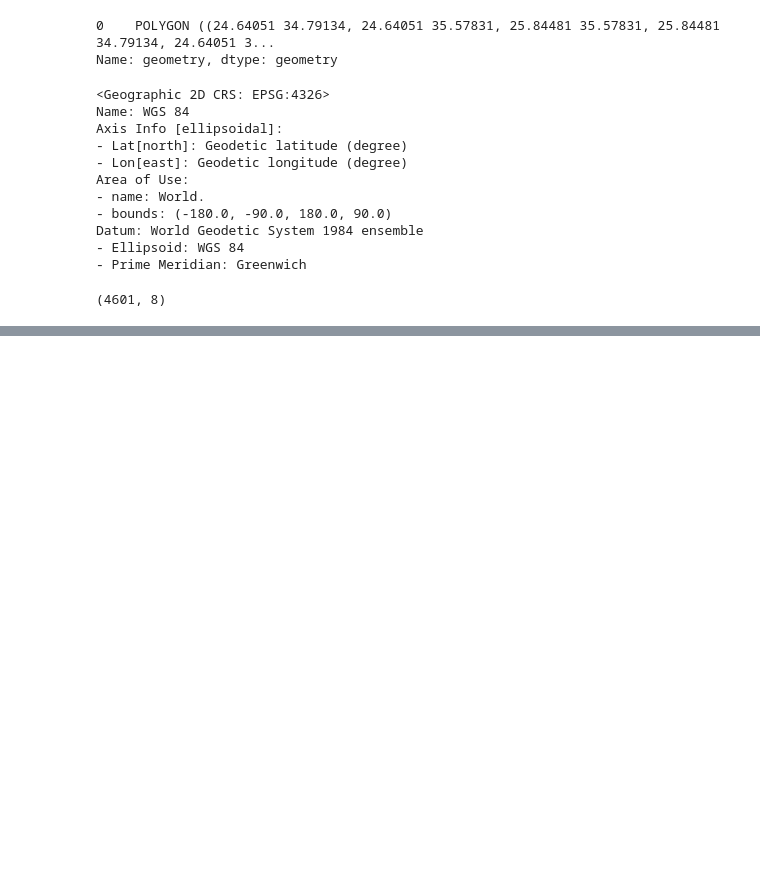
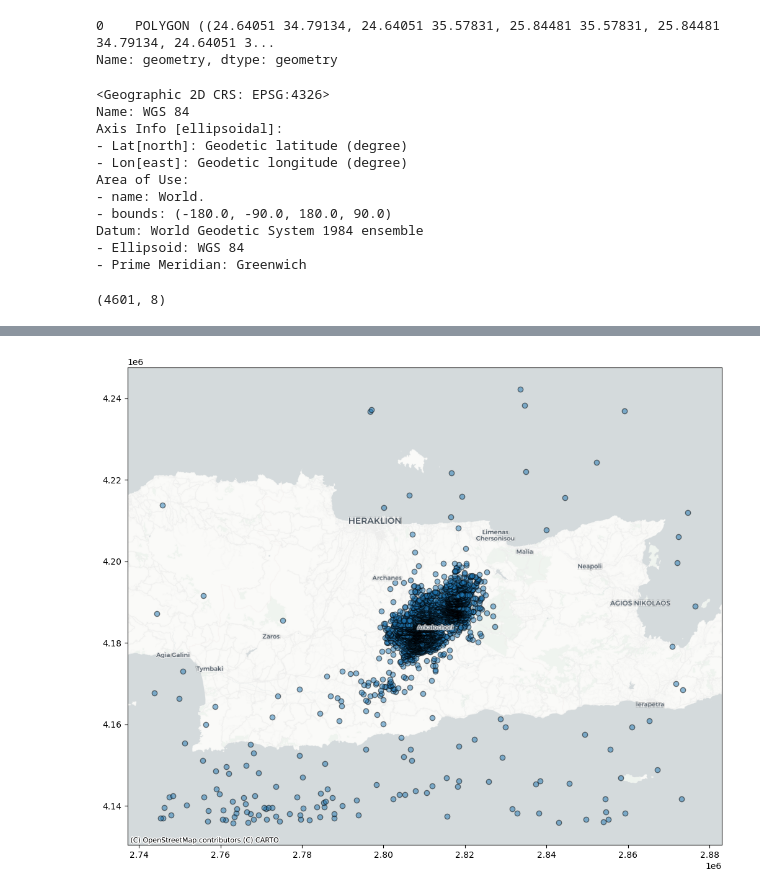
Before and after one commit to MarKo-ctrl/earthquakes, a Jupyter notebook: earthquakes.ipynb, the cells around one changed output, grey strips where cells are left out. Drawn from its saved outputs; the diff is of its cells as text; code cells hidden in the pictures; blank space fills up the shorter version.

```diff
--- a/earthquakes.ipynb
+++ b/earthquakes.ipynb
@@ -156,0 +164,9 @@ q.shape
+# %%
+q_wm = q.to_crs(epsg=3857)
+# %%
+ax = q_wm.plot(figsize=(24,10), alpha=0.5, edgecolor='k')
+cx.add_basemap(ax, zoom=12, source=cx.providers.CartoDB.PositronNoLabels)
+cx.add_basemap(ax, source=cx.providers.CartoDB.PositronOnlyLabels, zoom=10)
+# ax.set_axis_off()
+# %% [output]
+[figure, added]
```
Also changed, not shown: parts of 13 cells of this notebook, 4 other files.
